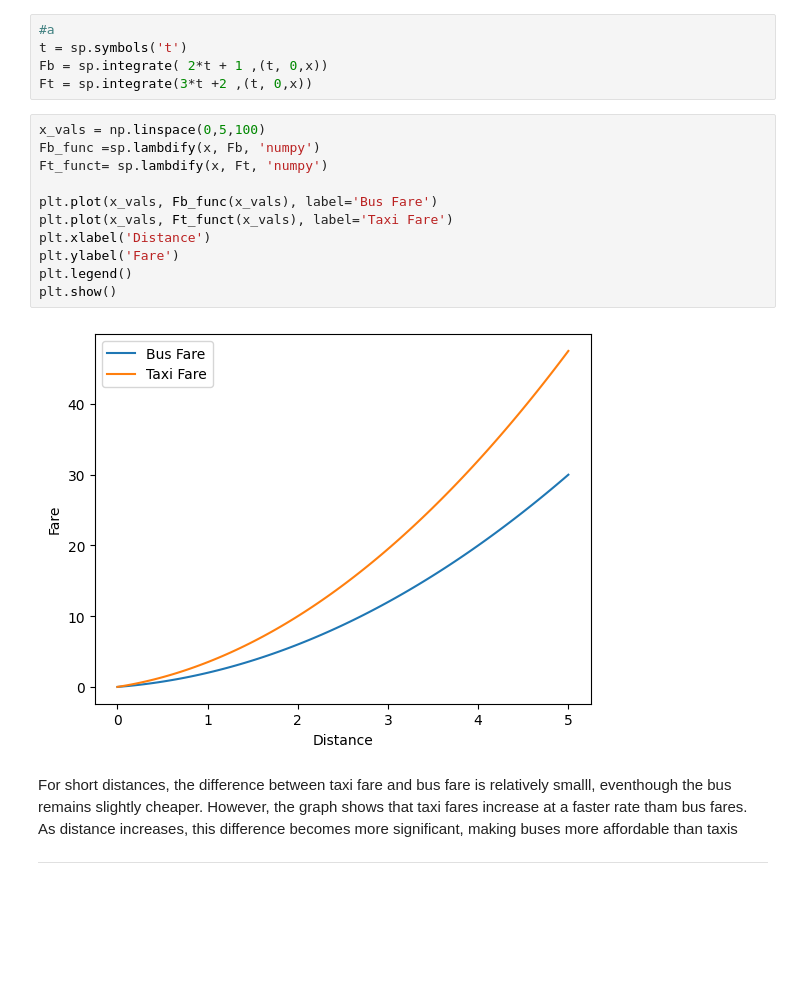
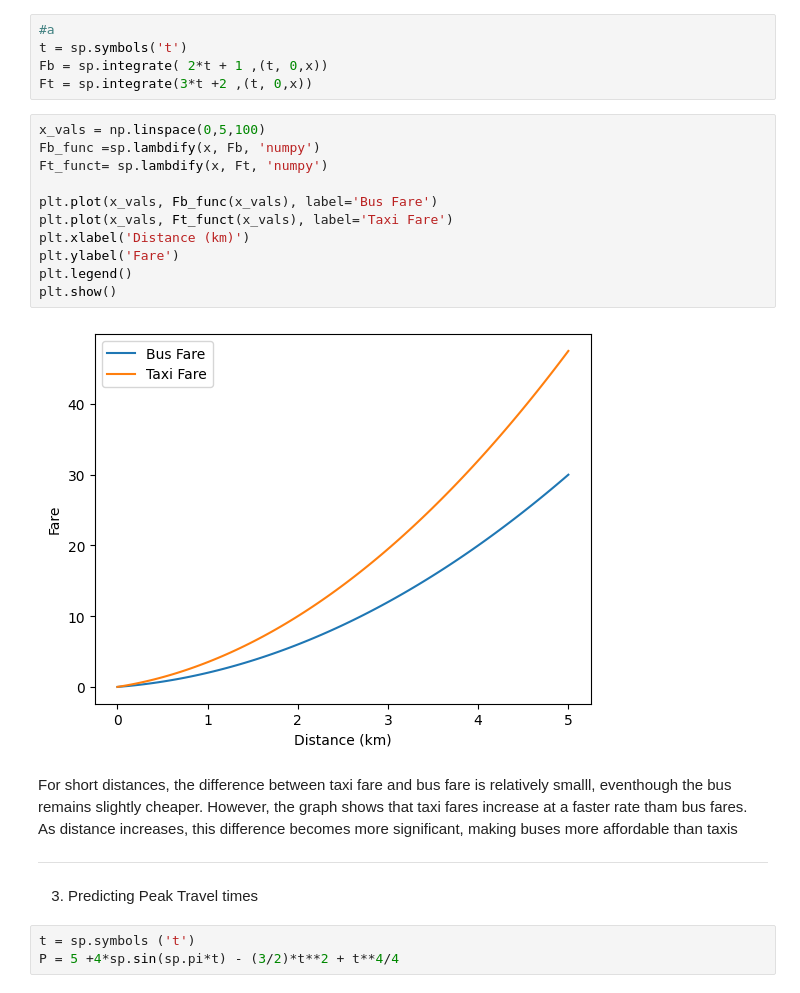
Before and after one commit to Faara34/-Optimisation-of-Travel-Routes-in-Colombo-Using-Python, a Jupyter notebook: Mathcw.ipynb, the cells around one changed output. Drawn from its saved outputs; the diff is of its cells as text; blank space fills up the shorter version.

```diff
--- a/Mathcw.ipynb
+++ b/Mathcw.ipynb
@@ -48,17 +48,22 @@ Ft = sp.integrate(3*t +2 ,(t, 0,x))
 # %%
 x_vals = np.linspace(0,5,100)
 Fb_func =sp.lambdify(x, Fb, 'numpy')
 Ft_funct= sp.lambdify(x, Ft, 'numpy')
 
 plt.plot(x_vals, Fb_func(x_vals), label='Bus Fare')
 plt.plot(x_vals, Ft_funct(x_vals), label='Taxi Fare')
-plt.xlabel('Distance')
+plt.xlabel('Distance (km)')
 plt.ylabel('Fare')
 plt.legend()
 plt.show()
 # %% [output]
-[figure, old version]
+[figure, new version]
 # %% [markdown]
 For short distances, the difference between taxi fare and bus fare is relatively smalll, eventhough the bus remains slightly cheaper. However, the graph shows that taxi fares increase at a faster rate tham bus fares. As distance increases, this difference becomes more significant, making buses more affordable than taxis
 
 ---
+# %% [markdown]
+3. Predicting Peak Travel times
+# %%
+t = sp.symbols ('t')
+P = 5 +4*sp.sin(sp.pi*t) - (3/2)*t**2 + t**4/4
```
Also changed, not shown: parts of 22 cells of this notebook.
